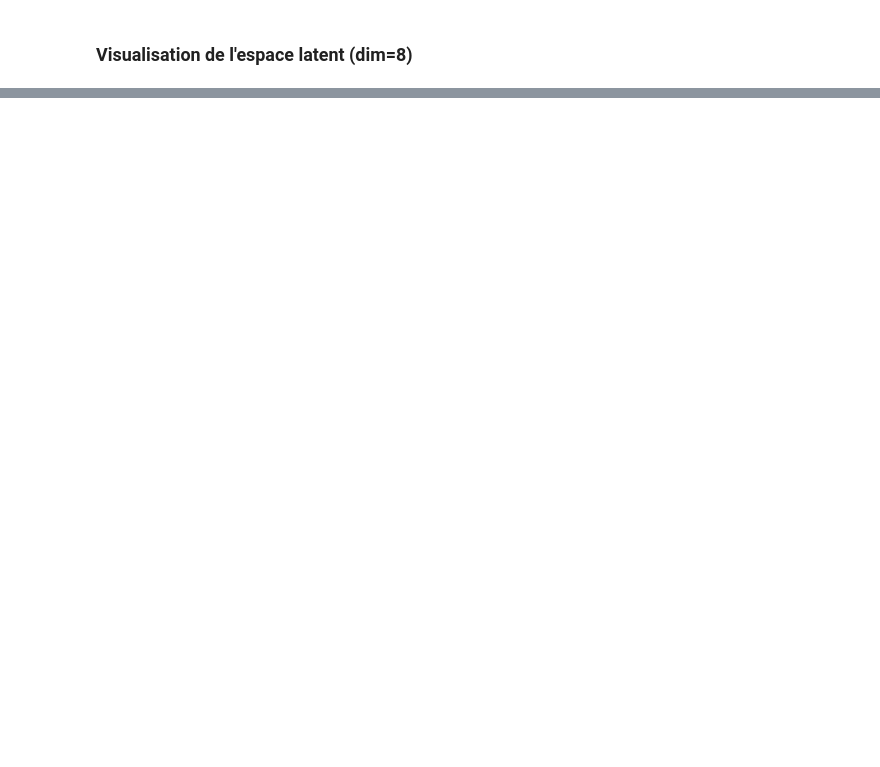
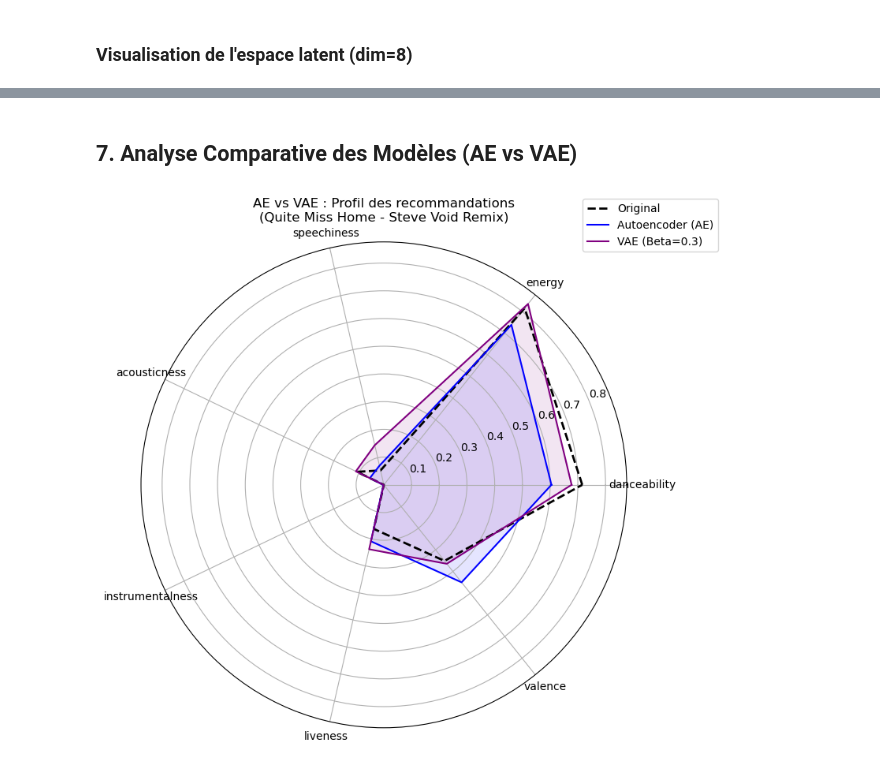
Before and after one commit to farahamorri/NextBeatSpotify, a Jupyter notebook: nextBeatSpotify.ipynb, the cells around one changed output, grey strips where cells are left out. Drawn from its saved outputs; the diff is of its cells as text; code cells hidden in the pictures; blank space fills up the shorter version.

Commit message:
comparaison des modèles

```diff
--- a/nextBeatSpotify.ipynb
+++ b/nextBeatSpotify.ipynb
@@ -883,0 +906,45 @@ display(recommend_vae(df['track_name'].iloc[34], df, z_mean_tracks))
+# %% [markdown]
+## 7. Analyse Comparative des Modèles (AE vs VAE)
+# %%
+import matplotlib.pyplot as plt
+import numpy as np
+
+def compare_models_radar(song_name, df, recs_ae, recs_vae, features):
+    # Données originales
+    original_data = df[df['track_name'] == song_name][features].iloc[0].values
+    # Moyennes des deux modèles
+    ae_mean = recs_ae[features].mean().values
+    vae_mean = recs_vae[features].mean().values
+
+    angles = np.linspace(0, 2 * np.pi, len(features), endpoint=False).tolist()
+    angles += angles[:1]
+
+    # Fermer les boucles
+    original_plot = np.concatenate((original_data, [original_data[0]]))
+    ae_plot = np.concatenate((ae_mean, [ae_mean[0]]))
+    vae_plot = np.concatenate((vae_mean, [vae_mean[0]]))
+
+    fig, ax = plt.subplots(figsize=(8, 8), subplot_kw=dict(polar=True))
+
+    ax.plot(angles, original_plot, color='black', linewidth=2, label='Original', linestyle='--')
+    ax.plot(angles, ae_plot, color='blue', label='Autoencoder (AE)')
+    ax.plot(angles, vae_plot, color='purple', label='VAE (Beta=0.3)')
+
+    ax.fill(angles, ae_plot, color='blue', alpha=0.1)
+    ax.fill(angles, vae_plot, color='purple', alpha=0.1)
+
+    plt.xticks(angles[:-1], features)
+    plt.title(f"AE vs VAE : Profil des recommandations\n({song_name})")
+    plt.legend(loc='upper right', bbox_to_anchor=(1.2, 1.1))
+    plt.show()
+
+# --- EXÉCUTION ---
+features_list = ['danceability', 'energy', 'speechiness', 'acousticness', 'instrumentalness', 'liveness', 'valence']
+song_name = df['track_name'].iloc[34]
+
+recs_ae = recommend_with_autoencoder(song_name, df, latent_vectors)
+recs_vae = recommend_vae(song_name, df, z_mean_tracks)
+
+compare_models_radar(song_name, df, recs_ae, recs_vae, features_list)
+# %% [output]
+[figure, added]
```
Also changed, not shown: parts of 37 cells of this notebook, 1 other file.
